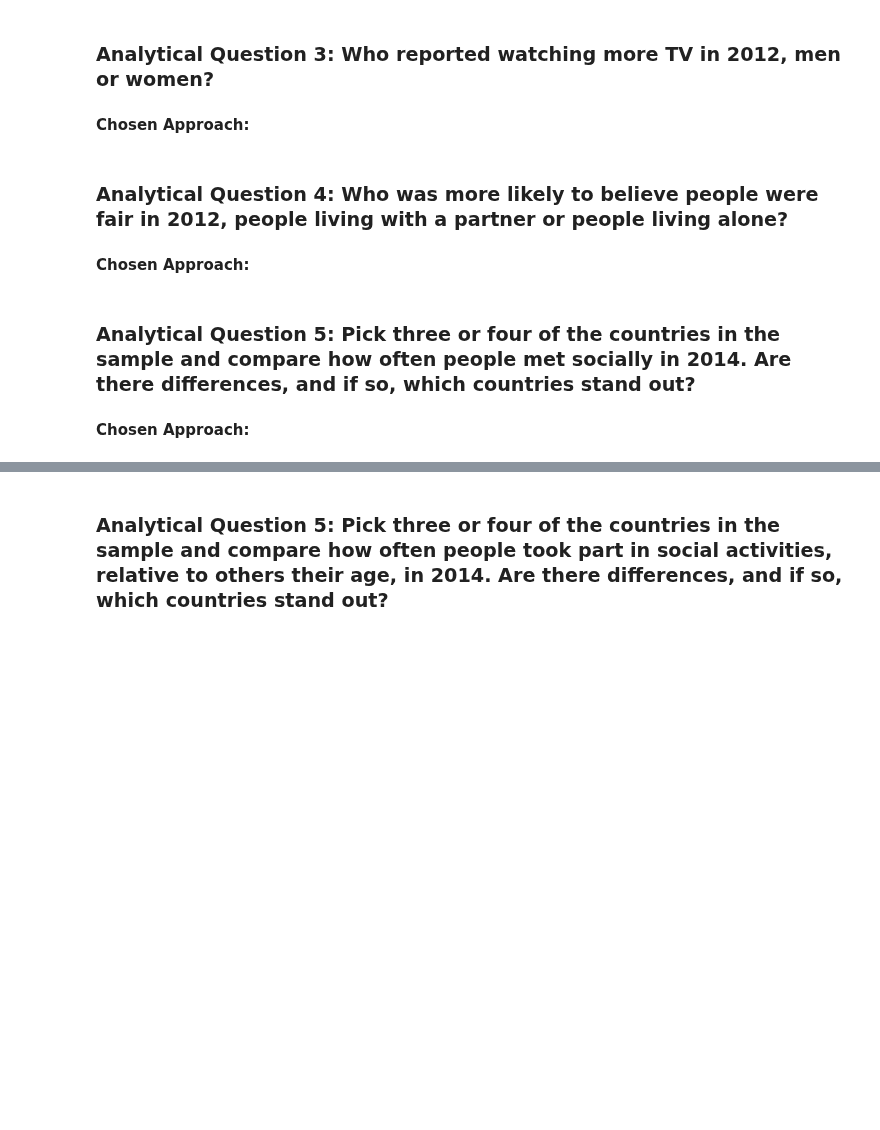
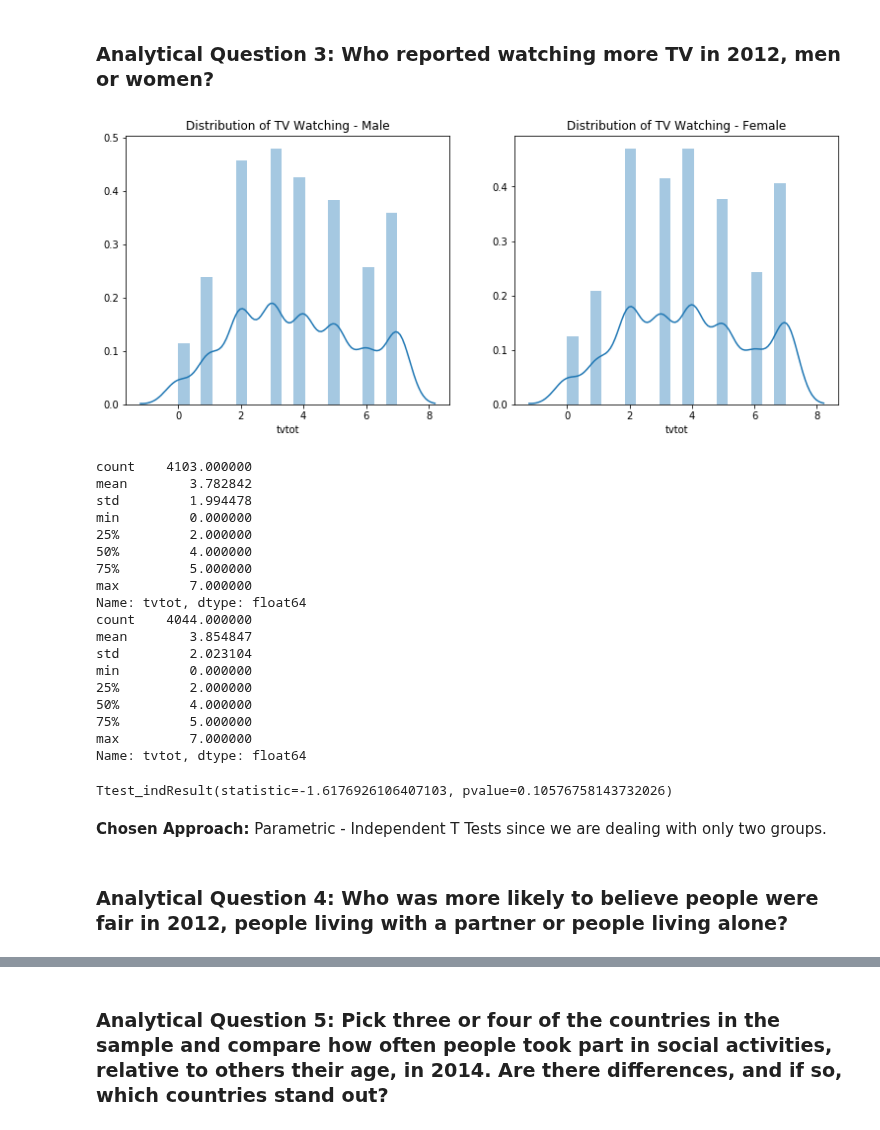
Before and after one commit to str007/Thinkful, a Jupyter notebook: Parametric_NonParametric_Analysis.ipynb, the cells around one changed output, grey strips where cells are left out. Drawn from its saved outputs; the diff is of its cells as text; code cells hidden in the pictures; blank space fills up the shorter version.

```diff
--- a/Parametric_NonParametric_Analysis.ipynb
+++ b/Parametric_NonParametric_Analysis.ipynb
@@ -308,13 +283,50 @@ KruskalResult(statistic=450.71321732949133, pvalue=3.44687186022373e-95)
 **Chosen Approach:** Non-Parametric - Used Kruskal-Wallace test due to non-normality of data
 # %% [markdown]
 ### Analytical Question 3: Who reported watching more TV in 2012, men or women?
-# %% [markdown]
-**Chosen Approach:**
+# %%
+#Create dataframes for gender
+ess_male = ess.loc[ess['gndr'] == 'Male']
+ess_female = ess.loc[ess['gndr'] == 'Female']
+# %%
+#Look at histograms for male/female tv watching
+plt.figure(figsize=[20,5])
+
+plt.subplot(1,3,1)
+sns.distplot(ess_male['tvtot'])
+plt.title('Distribution of TV Watching - Male')
+
+plt.subplot(1,3,2)
+sns.distplot(ess_female['tvtot'])
+plt.title('Distribution of TV Watching - Female')
+plt.show()
+
+print(ess_male.tvtot.describe())
+print(ess_female.tvtot.describe())
+# %% [output]
+[figure, added]
+count    4103.000000
+mean        3.782842
+std         1.994478
+min         0.000000
+25%         2.000000
+50%         4.000000
+75%         5.000000
+max         7.000000
+Name: tvtot, dtype: float64
+count    4044.000000
+mean        3.854847
+std         2.023104
+min         0.000000
+25%         2.000000
+50%         4.000000
+75%         5.000000
+max         7.000000
+Name: tvtot, dtype: float64
+# %%
+print(stats.ttest_ind(ess_male['tvtot'], ess_female['tvtot']))
+# %% [output]
+Ttest_indResult(statistic=-1.6176926106407103, pvalue=0.10576758143732026)
+# %% [markdown]
+**Chosen Approach:** Parametric - Independent T Tests since we are dealing with only two groups.
 # %% [markdown]
 ### Analytical Question 4: Who was more likely to believe people were fair in 2012, people living with a partner or people living alone?
-# %% [markdown]
-**Chosen Approach:**
-# %% [markdown]
-### Analytical Question 5: Pick three or four of the countries in the sample and compare how often people met socially in 2014. Are there differences, and if so, which countries stand out?
-# %% [markdown]
-**Chosen Approach:**
```
Also changed, not shown: parts of 14 cells of this notebook.
